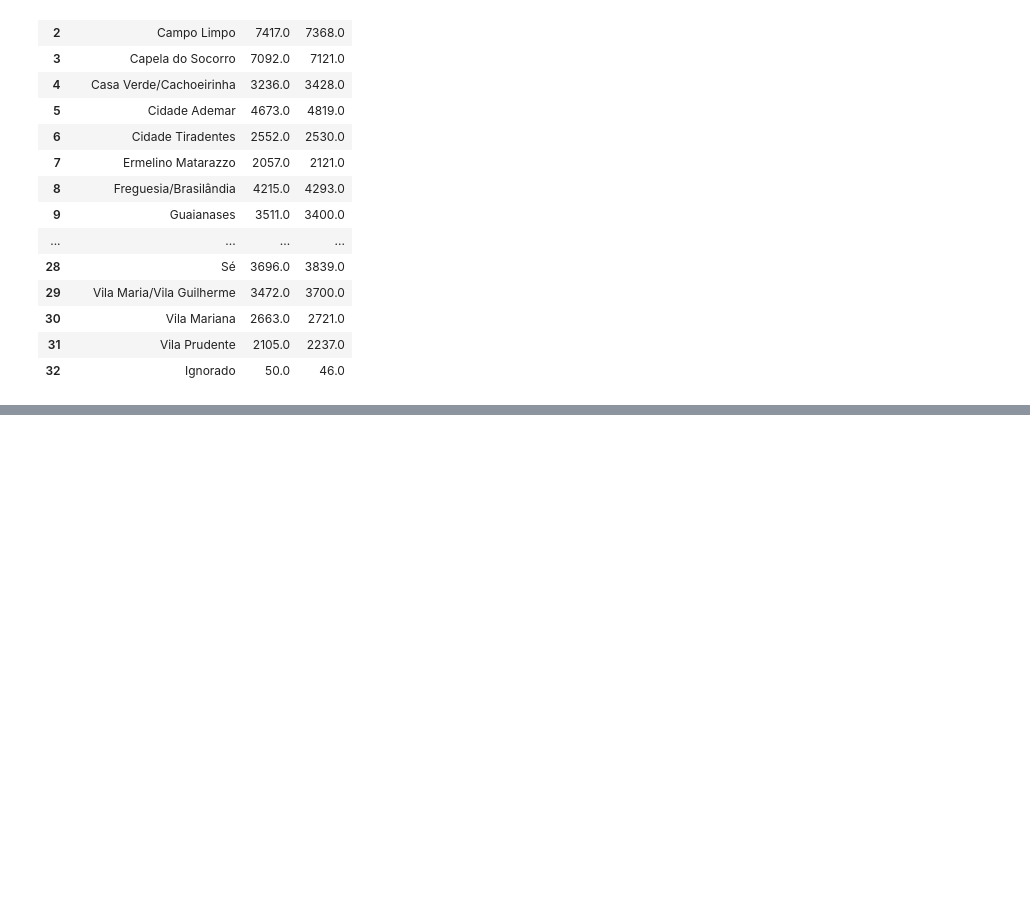
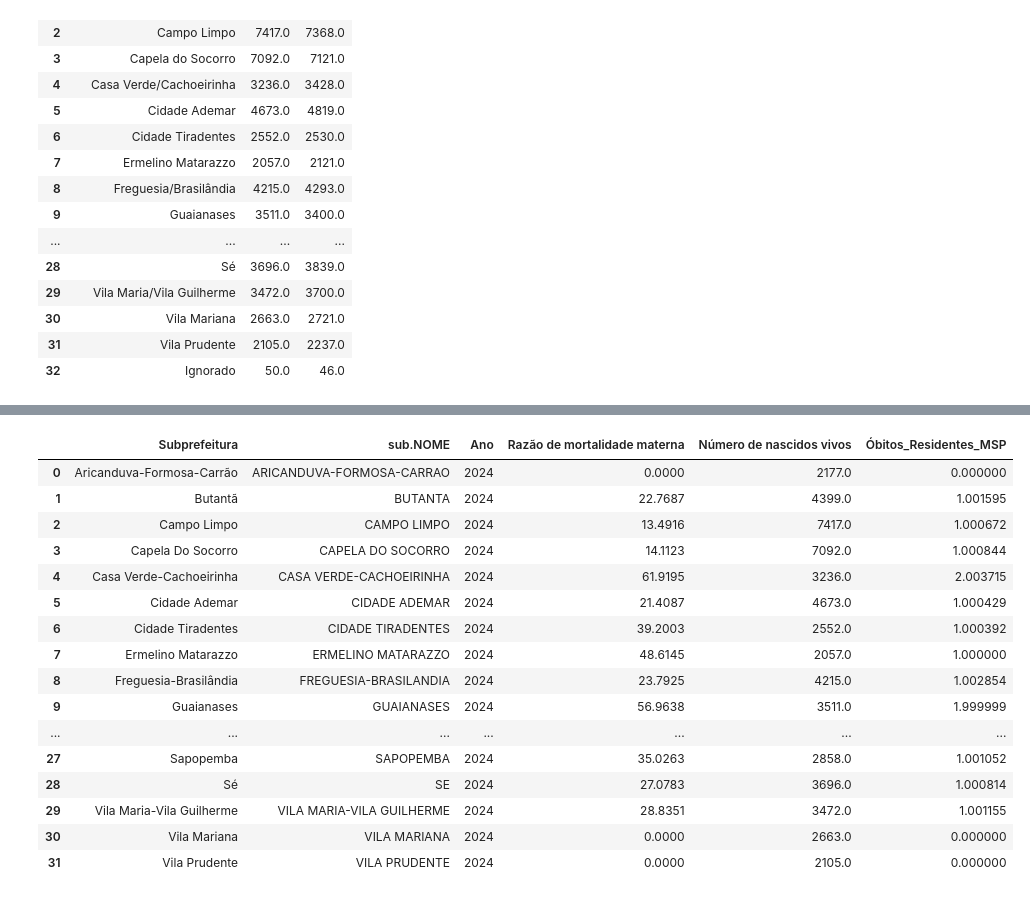
Before and after one commit to ObservatorioPoliticasTCM/datasp-dados, a Jupyter notebook: rendered_notebooks/saude/01 mortalidade materna e infantil.ipynb, the cells around one changed output, grey strips where cells are left out. Drawn from its saved outputs; the diff is of its cells as text; code cells hidden in the pictures; blank space fills up the shorter version.

Commit message:
Padronizada tabela de mortalidade materna

```diff
--- a/rendered_notebooks/saude/01 mortalidade materna e infantil.ipynb
+++ b/rendered_notebooks/saude/01 mortalidade materna e infantil.ipynb
@@ -239,0 +652,5 @@ df_nv
+# %%
+df_materna_24 = df_materna_24[df_materna_24['nivel_regional'] == 'Subprefeitura']
+df_materna_24 = df_materna_24[['região', 'sub.NOME', '2024']]
+df_materna_24 = df_materna_24.rename(columns={'região': 'Subprefeitura'})
+df_materna_24
@@ -239,0 +677,6 @@ df_nv
+# %%
+df_materna_24 = pd.melt(df_materna_24,
+                        id_vars=['Subprefeitura', 'sub.NOME'],
+                        var_name='Ano',
+                        value_name='Razão de mortalidade materna')
+df_materna_24
@@ -239,0 +703,6 @@ df_nv
+# %%
+df_nv  = pd.melt(df_nv,
+                 id_vars=['SubPrefeitura residência', 'sub.NOME'],
+                 var_name='Ano',
+                 value_name='Número de nascidos vivos')
+df_nv
@@ -239,0 +723,8 @@ df_nv
+# %%
+df_materna = df_materna_24.merge(
+    df_nv[['sub.NOME', 'Ano', 'Número de nascidos vivos']],
+    how='left',
+    left_on=['sub.NOME', 'Ano'],
+    right_on=['sub.NOME', 'Ano']
+)
+df_materna
@@ -239,0 +749,22 @@ df_nv
+# %%
+df_materna['Óbitos_Residentes_MSP'] = df_materna['Razão de mortalidade materna'] * df_materna['Número de nascidos vivos'] / 100000
+df_materna = df_materna.sort_values(['sub.NOME', 'Ano']).reset_index(drop=True)
+df_materna
+# %% [output]
+|  | Subprefeitura | sub.NOME | Ano | Razão de mortalidade materna | Número de nascidos vivos | Óbitos_Residentes_MSP |
+| 0 | Aricanduva-Formosa-Carrão | ARICANDUVA-FORMOSA-CARRAO | 2024 | 0.0000 | 2177.0 | 0.000000 |
+| 1 | Butantã | BUTANTA | 2024 | 22.7687 | 4399.0 | 1.001595 |
+| 2 | Campo Limpo | CAMPO LIMPO | 2024 | 13.4916 | 7417.0 | 1.000672 |
+| 3 | Capela Do Socorro | CAPELA DO SOCORRO | 2024 | 14.1123 | 7092.0 | 1.000844 |
+| 4 | Casa Verde-Cachoeirinha | CASA VERDE-CACHOEIRINHA | 2024 | 61.9195 | 3236.0 | 2.003715 |
+| 5 | Cidade Ademar | CIDADE ADEMAR | 2024 | 21.4087 | 4673.0 | 1.000429 |
+| 6 | Cidade Tiradentes | CIDADE TIRADENTES | 2024 | 39.2003 | 2552.0 | 1.000392 |
+| 7 | Ermelino Matarazzo | ERMELINO MATARAZZO | 2024 | 48.6145 | 2057.0 | 1.000000 |
+| 8 | Freguesia-Brasilândia | FREGUESIA-BRASILANDIA | 2024 | 23.7925 | 4215.0 | 1.002854 |
+| 9 | Guaianases | GUAIANASES | 2024 | 56.9638 | 3511.0 | 1.999999 |
+| ... | ... | ... | ... | ... | ... | ... |
+| 27 | Sapopemba | SAPOPEMBA | 2024 | 35.0263 | 2858.0 | 1.001052 |
+| 28 | Sé | SE | 2024 | 27.0783 | 3696.0 | 1.000814 |
+| 29 | Vila Maria-Vila Guilherme | VILA MARIA-VILA GUILHERME | 2024 | 28.8351 | 3472.0 | 1.001155 |
+| 30 | Vila Mariana | VILA MARIANA | 2024 | 0.0000 | 2663.0 | 0.000000 |
+| 31 | Vila Prudente | VILA PRUDENTE | 2024 | 0.0000 | 2105.0 | 0.000000 |
```
Also changed, not shown: parts of 39 cells of this notebook.
